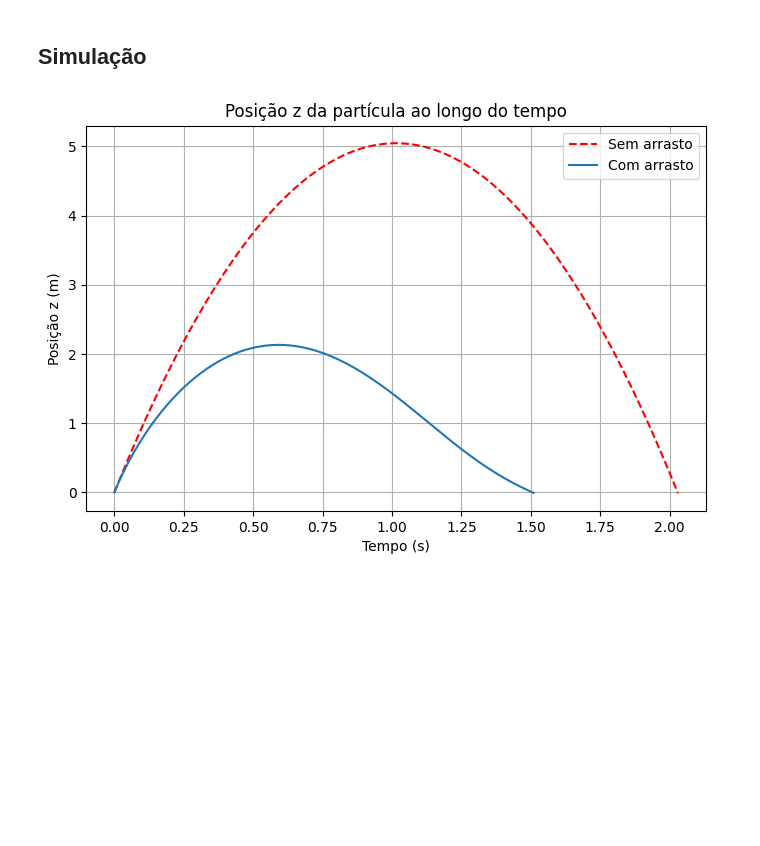
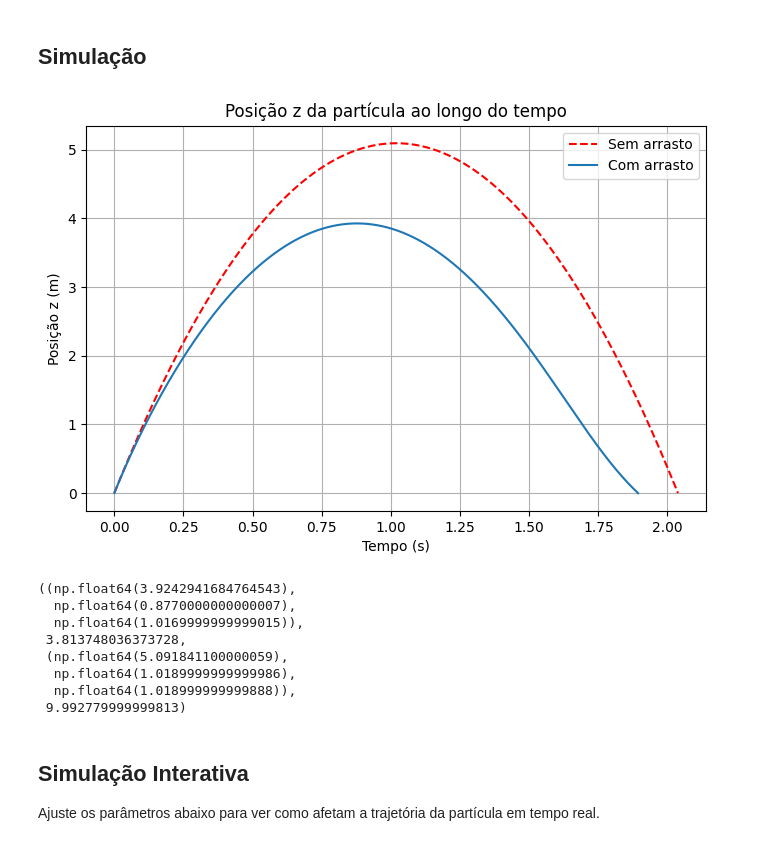
Before and after one commit to Lucas-GBP/mecanica-geral, a Jupyter notebook: src/firstProject.ipynb, the cells around one changed output. Cells and saved outputs as stored; diff of their text form; code cells hidden in the pictures; blank space fills up the shorter version.

```diff
--- a/src/firstProject.ipynb
+++ b/src/firstProject.ipynb
@@ -59,52 +63,93 @@ def drag_force(particle: Particle, beta_o: float, gamma_o: float, r_beta: float,
 ## Simulação
 # %%
 ## Parâmetros de simulação
-TIME_STEP = 0.01                    # [s]
+TIME_STEP = 0.001                   # [s]
 ## Força Gravitacional
 GRAVITATIONAL_ACCELERATION = 9.81   # [m/s^2]
 ## Força de arrasto
-BETA_O = 4.0                        #
-GAMMA_O = 0.05                      #
-R_BETA = 2.0                        #
-R_GAMMA = 1.0                       #
-H = 1.0                             # [m]
+BETA_O = 1                          # [kg/s]
+GAMMA_O = 0.05                      # [kg/m]
+R_BETA = 5.0                        # [adimensional]
+R_GAMMA = 5.0                       # [adimensional]
+H = 10**0                           # [m]
 
+def simulate_until_ground(
+    velocity: Vec3 | None = None,
+    a_g: float = GRAVITATIONAL_ACCELERATION,
+    beta_o: float = BETA_O,
+    gamma_o: float = GAMMA_O,
+    r_beta: float = R_BETA,
+    r_gamma: float = R_GAMMA,
+    h: float = H,
+    with_drag: bool = True
+) -> tuple[npt.NDArray[np.float64], npt.NDArray[np.float64], Vec3]:
+    if velocity is None:
+        velocity = Vec3(0.0, 0.0, 10.0)
 
-def simulate_until_ground(with_drag=True):
-    particle = Particle(mass=1.0, position=Vec3(0.0, 0.0, 0.0), velocity=Vec3(0.0, 0.0, 10.0))
+    particle = Particle(mass=1.0, position=Vec3(0.0, 0.0, 0.0), velocity=velocity)
     z_positions = [particle.position.z]
     times = [0.0]
     t = 0.0
     while particle.position.z >= 0:
         if with_drag:
             forces = [
-                gravitational_force(particle, a=GRAVITATIONAL_ACCELERATION),
-                drag_force(particle, beta_o=BETA_O, gamma_o=GAMMA_O, r_beta=R_BETA, r_gamma=R_GAMMA, h=H)
+                gravitational_force(particle, a=a_g),
+                drag_force(particle, beta_o=beta_o, gamma_o=gamma_o, r_beta=r_beta, r_gamma=r_gamma, h=h)
             ]
         else:
             forces = [
-                gravitational_force(particle, a=GRAVITATIONAL_ACCELERATION)
+                gravitational_force(particle, a=a_g)
             ]
         particle.update_velocity(forces, TIME_STEP)
         particle.update_position(TIME_STEP)
         t += TIME_STEP
         z_positions.append(particle.position.z)
         times.append(t)
-        if len(times) > 1000000:  # safety break for infinite loop
+        if len(times) > 1000/TIME_STEP:  # safety break for infinite loop
             break
-    return times, z_positions
 
-times_drag, z_drag = simulate_until_ground(with_drag=True)
-times_no_drag, z_no_drag = simulate_until_ground(with_drag=False)
+    times_np = np.array(times)
+    z_positions_np = np.array(z_positions)
+    final_velocity = particle.velocity
+    return times_np, z_positions_np, final_velocity
+def extract_metrics(times: np.ndarray, z: np.ndarray):
+    # altura máxima
+    x_star = np.max(z)
+    # índice do topo
+    i_top = np.argmax(z)
+    # tempo de subida
+    tau_up = times[i_top]
+    # tempo total
+    t_total = times[-1]
+    # tempo de descida
+    tau_down = t_total - tau_up
+
+    return x_star, tau_up, tau_down
+
+times_drag, z_drag, v_drag = simulate_until_ground()
+times_no_drag, z_no_drag, v_no_drag = simulate_until_ground(with_drag=False)
 
 plt.figure(figsize=(8,5))
 plt.plot(times_no_drag, z_no_drag, 'r--', label='Sem arrasto')
 plt.plot(times_drag, z_drag, label='Com arrasto')
 plt.xlabel('Tempo (s)')
 plt.ylabel('Posição z (m)')
 plt.title('Posição z da partícula ao longo do tempo')
 plt.legend()
 plt.grid(True)
 plt.show()
+
+extract_metrics(times_drag, z_drag), v_drag.length(), extract_metrics(times_no_drag, z_no_drag), v_no_drag.length()
 # %% [output]
-[figure, old version]
+[figure, new version]
+((np.float64(3.9242941684764543),
+  np.float64(0.8770000000000007),
+  np.float64(1.0169999999999015)),
+ 3.813748036373728,
+ (np.float64(5.091841100000059),
+  np.float64(1.0189999999999986),
+  np.float64(1.018999999999888)),
+ 9.992779999999813)
+# %% [markdown]
+## Simulação Interativa
+Ajuste os parâmetros abaixo para ver como afetam a trajetória da partícula em tempo real.
```
Also changed, not shown: parts of 2 cells of this notebook, 3 other files.
